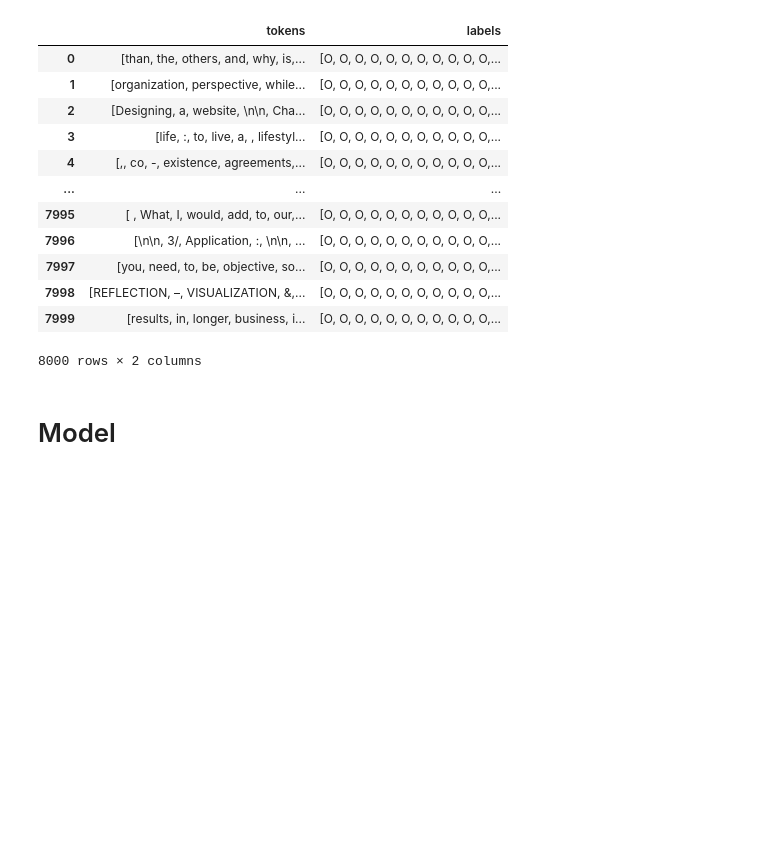
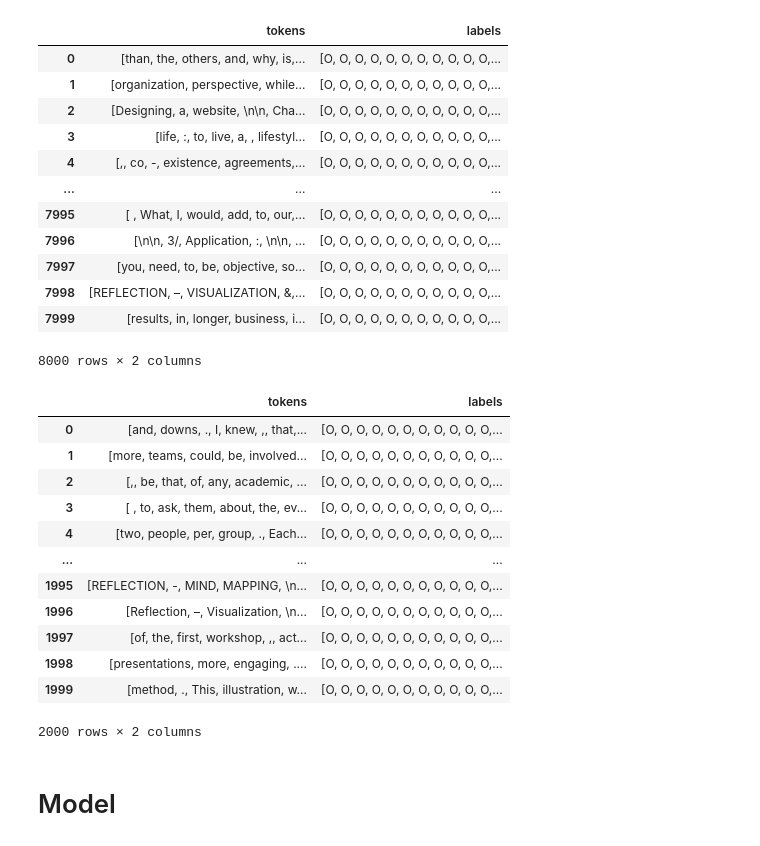
Before and after one commit to GGC-DSA/Kaggle-2024, a Jupyter notebook: notebooks-Spr2024/PratikC_Notebook.ipynb, the cells around one changed output. Drawn from its saved outputs; the diff is of its cells as text; code cells hidden in the pictures; blank space fills up the shorter version.

Commit message:
Update PratikC_Notebook.ipynb
Add Test evaluation and Classification Matrix

```diff
--- a/notebooks-Spr2024/PratikC_Notebook.ipynb
+++ b/notebooks-Spr2024/PratikC_Notebook.ipynb
@@ -57,7 +52,7 @@ elif platform == 'local':
 config = {
     'MAX_LEN': 128,
     'tokenizer': BertTokenizerFast.from_pretrained(bert_path),
-    'TRAIN_BATCH_SIZE': 2,
+    'TRAIN_BATCH_SIZE': 4,
     'VALID_BATCH_SIZE': 2,
     'EPOCHS': 1,
     'LEARNING_RATE':1e-5,
@@ -270,6 +265,23 @@ df_train
 | 7998 | [REFLECTION, –, VISUALIZATION, &,... | [O, O, O, O, O, O, O, O, O, O, O,... |
 | 7999 | [results, in, longer, business, i... | [O, O, O, O, O, O, O, O, O, O, O,... |
 8000 rows × 2 columns
+# %%
+df_test.reset_index(drop = True, inplace=True)
+df_test
+# %% [output]
+|  | tokens | labels |
+| 0 | [and, downs, ., I, knew, ,, that,... | [O, O, O, O, O, O, O, O, O, O, O,... |
+| 1 | [more, teams, could, be, involved... | [O, O, O, O, O, O, O, O, O, O, O,... |
+| 2 | [,, be, that, of, any, academic, ... | [O, O, O, O, O, O, O, O, O, O, O,... |
+| 3 | [ , to, ask, them, about, the, ev... | [O, O, O, O, O, O, O, O, O, O, O,... |
+| 4 | [two, people, per, group, ., Each... | [O, O, O, O, O, O, O, O, O, O, O,... |
+| ... | ... | ... |
+| 1995 | [REFLECTION, -, MIND, MAPPING, \n... | [O, O, O, O, O, O, O, O, O, O, O,... |
+| 1996 | [Reflection, –, Visualization, \n... | [O, O, O, O, O, O, O, O, O, O, O,... |
+| 1997 | [of, the, first, workshop, ,, act... | [O, O, O, O, O, O, O, O, O, O, O,... |
+| 1998 | [presentations, more, engaging, .... | [O, O, O, O, O, O, O, O, O, O, O,... |
+| 1999 | [method, ., This, illustration, w... | [O, O, O, O, O, O, O, O, O, O, O,... |
+2000 rows × 2 columns
 # %% [markdown]
 # Model
 # %% [markdown]
```
Also changed, not shown: parts of 8 cells of this notebook.
